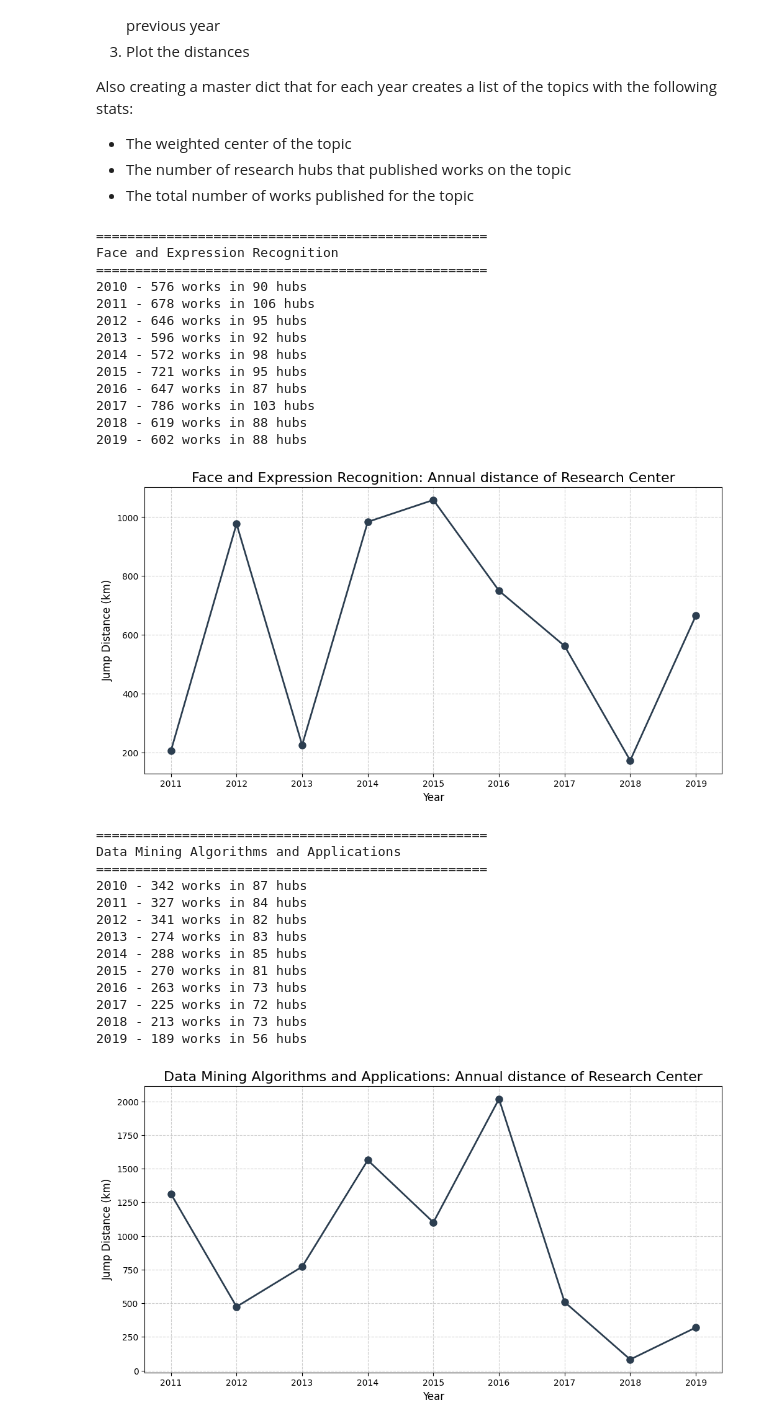
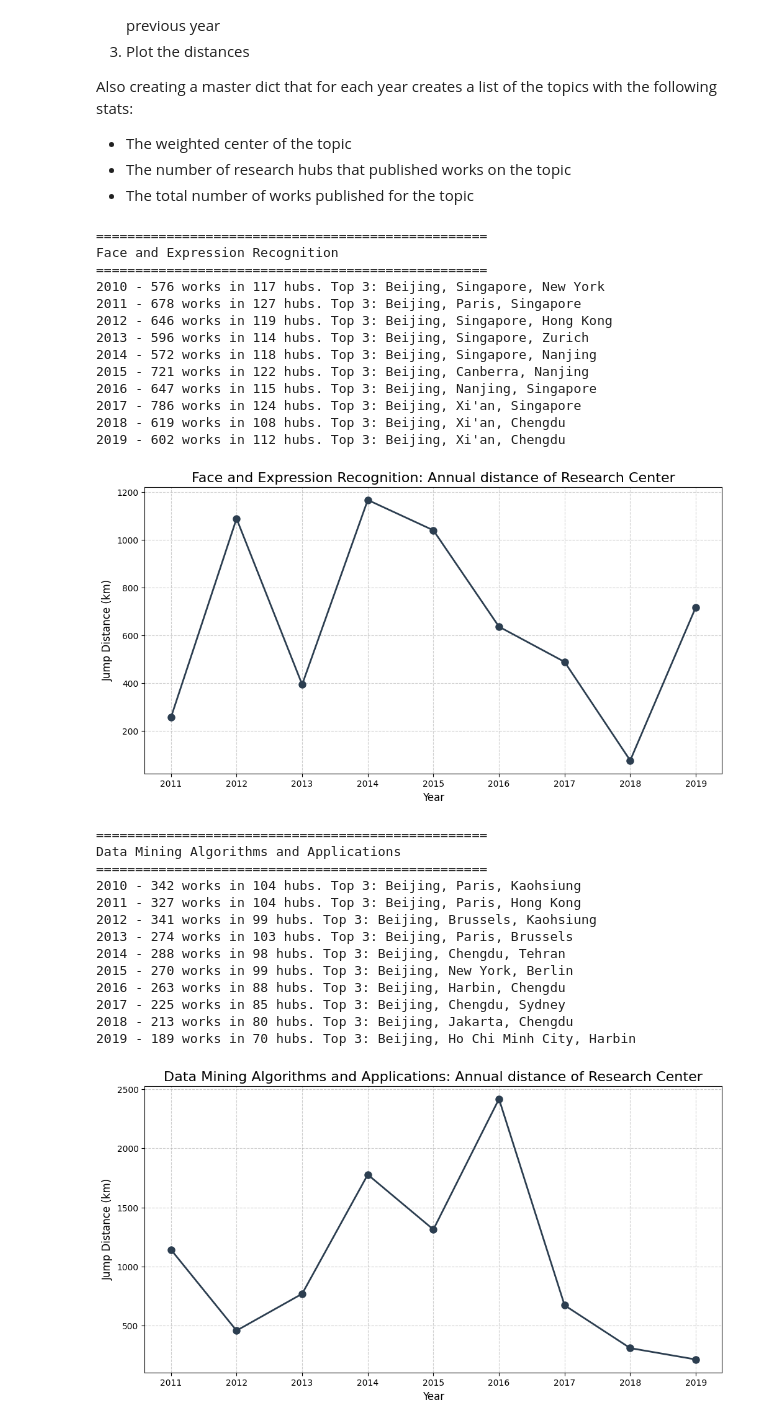
Before and after one commit to murphl3/COMP406SP26OpenAlexProject, a Jupyter notebook: question-2/question_2.ipynb, the cells around one changed output. Cells and saved outputs as stored; diff of their text form; code cells hidden in the pictures.

Commit message:
adding top 3 research hubs for topic by year

```diff
--- a/question-2/question_2.ipynb
+++ b/question-2/question_2.ipynb
@@ -245,7 +245,7 @@ The research clusters are named by the city with the most institutions within th
 The centroids for each research hub a calculated by taking the mean latitude and longitude of all the institutions in the cluster.
 # %%
 # Run DBSCAN
-model = HDBSCAN(min_cluster_size=10, metric='haversine', cluster_selection_method='eom', copy=True)
+model = HDBSCAN(min_cluster_size=10, min_samples=2, metric='haversine', cluster_selection_method='eom', copy=True)
 institutions['dbscan_cluster'] = model.fit_predict(institution_radians)
 
 # Find the hub names
@@ -279,6 +279,7 @@ def get_year_counts(topic_id):
             JOIN works w ON w.work_id = t.work_id
             WHERE w.publication_year = {year} AND t.topic_id = {topic_id}
             GROUP BY w.institution_id
+            ORDER BY num_works DESC
         """
 
         # Get SQL results
@@ -297,7 +298,8 @@ def get_year_counts(topic_id):
             counts['avg_cited'] = counts['total_citations'] / counts['num_works']
             counts['avg_authors'] = counts['total_authors'] / counts['num_works']
             counts = counts[['dbscan_cluster', 'num_works', 'avg_cited', 'avg_authors']]
-            data_for_year = (year, counts)
+            sorted = counts.sort_values(by='num_works', ascending=False)
+            data_for_year = (year, sorted)
             all_years_data.append(data_for_year)
     return all_years_data
 # %% [markdown]
@@ -364,6 +366,11 @@ class YearStats:
 
     def display_stats(self):
         return f"\t{machine_learning_topics[self.id]} -  num research hubs: {self.num_hubs} | num works: {self.total_num_works} | AVG authors: {self.avg_authors:.2f} |  AVG cited_by: {self.avg_cited_by:.2f}"
+# %%
+def get_top_three_hubs(year_df):
+    df_with_names = year_df.merge(hub_names, on='dbscan_cluster')
+    top_three = df_with_names['city'].head(3).tolist()
+    return ", ".join(top_three)
 # %%
 # Create a master dict that store all the topic centers by year
 all_topics_all_year_centers = {}
@@ -381,59 +388,60 @@ for topic_id in machine_learning_topics:
         total_num_works = year_df['num_works'].sum()
         num_hubs = len(year_df['dbscan_cluster'].tolist())
        # Find the weighted center of the research
         year_weigthed_center = calculate_research_topic_center(year_tupple[1])
         # Calculate distance from last year center
         if index == 0:
             annual_distance_data.append(calc_center_diff_from_prev_year(previous_year, year_weigthed_center, year, True))
         else:
             annual_distance_data.append(calc_center_diff_from_prev_year(previous_year, year_weigthed_center, year, False))
 
         # Add the topic's center, num_hubs, and total_num_works to the master dict
         if year not in all_topics_all_year_centers:
             all_topics_all_year_centers[year] = []
         year_list = all_topics_all_year_centers[year]
         overall_avg_cited = year_df['avg_cited'].sum() / len(year_df['dbscan_cluster'].tolist())
         overal_avg_authors = year_df['avg_authors'].sum() / len(year_df['dbscan_cluster'].tolist())
         year_obj = YearStats(topic_id, year_weigthed_center[0], year_weigthed_center[1], num_hubs, total_num_works, overall_avg_cited, overal_avg_authors)
-        print(f"{year} - {total_num_works} works in {num_hubs} hubs")
+        top_3 = get_top_three_hubs(year_df)
+        print(f"{year} - {total_num_works} works in {num_hubs} hubs. Top 3: {top_3}")
         year_list.append(year_obj)
         all_topics_all_year_centers[year] = year_list
 
         previous_year = year_weigthed_center
 
     # Create a dataframe for plotting
     df_yearly_centers = pd.DataFrame(annual_distance_data)
     # Plot the distances by year for the topic
     plot_yearly_difference(df_yearly_centers)
 # %% [output]
 ==================================================
 Face and Expression Recognition
 ==================================================
-2010 - 576 works in 90 hubs
-2011 - 678 works in 106 hubs
-2012 - 646 works in 95 hubs
-2013 - 596 works in 92 hubs
-2014 - 572 works in 98 hubs
-2015 - 721 works in 95 hubs
-2016 - 647 works in 87 hubs
-2017 - 786 works in 103 hubs
-2018 - 619 works in 88 hubs
-2019 - 602 works in 88 hubs
+2010 - 576 works in 117 hubs. Top 3: Beijing, Singapore, New York
+2011 - 678 works in 127 hubs. Top 3: Beijing, Paris, Singapore
+2012 - 646 works in 119 hubs. Top 3: Beijing, Singapore, Hong Kong
+2013 - 596 works in 114 hubs. Top 3: Beijing, Singapore, Zurich
+2014 - 572 works in 118 hubs. Top 3: Beijing, Singapore, Nanjing
+2015 - 721 works in 122 hubs. Top 3: Beijing, Canberra, Nanjing
+2016 - 647 works in 115 hubs. Top 3: Beijing, Nanjing, Singapore
+2017 - 786 works in 124 hubs. Top 3: Beijing, Xi'an, Singapore
+2018 - 619 works in 108 hubs. Top 3: Beijing, Xi'an, Chengdu
+2019 - 602 works in 112 hubs. Top 3: Beijing, Xi'an, Chengdu
-[figure, old version]
+[figure, new version]
 ==================================================
 Data Mining Algorithms and Applications
 ==================================================
-2010 - 342 works in 87 hubs
-2011 - 327 works in 84 hubs
-2012 - 341 works in 82 hubs
-2013 - 274 works in 83 hubs
-2014 - 288 works in 85 hubs
-2015 - 270 works in 81 hubs
-2016 - 263 works in 73 hubs
-2017 - 225 works in 72 hubs
-2018 - 213 works in 73 hubs
-2019 - 189 works in 56 hubs
+2010 - 342 works in 104 hubs. Top 3: Beijing, Paris, Kaohsiung
+2011 - 327 works in 104 hubs. Top 3: Beijing, Paris, Hong Kong
+2012 - 341 works in 99 hubs. Top 3: Beijing, Brussels, Kaohsiung
+2013 - 274 works in 103 hubs. Top 3: Beijing, Paris, Brussels
+2014 - 288 works in 98 hubs. Top 3: Beijing, Chengdu, Tehran
+2015 - 270 works in 99 hubs. Top 3: Beijing, New York, Berlin
+2016 - 263 works in 88 hubs. Top 3: Beijing, Harbin, Chengdu
+2017 - 225 works in 85 hubs. Top 3: Beijing, Chengdu, Sydney
+2018 - 213 works in 80 hubs. Top 3: Beijing, Jakarta, Chengdu
+2019 - 189 works in 70 hubs. Top 3: Beijing, Ho Chi Minh City, Harbin
-[figure, old version]
+[figure, new version]
 ==================================================
 Quantum Computing Algorithms and Architecture
 ==================================================
```
Also changed, not shown: parts of 4 cells of this notebook.
